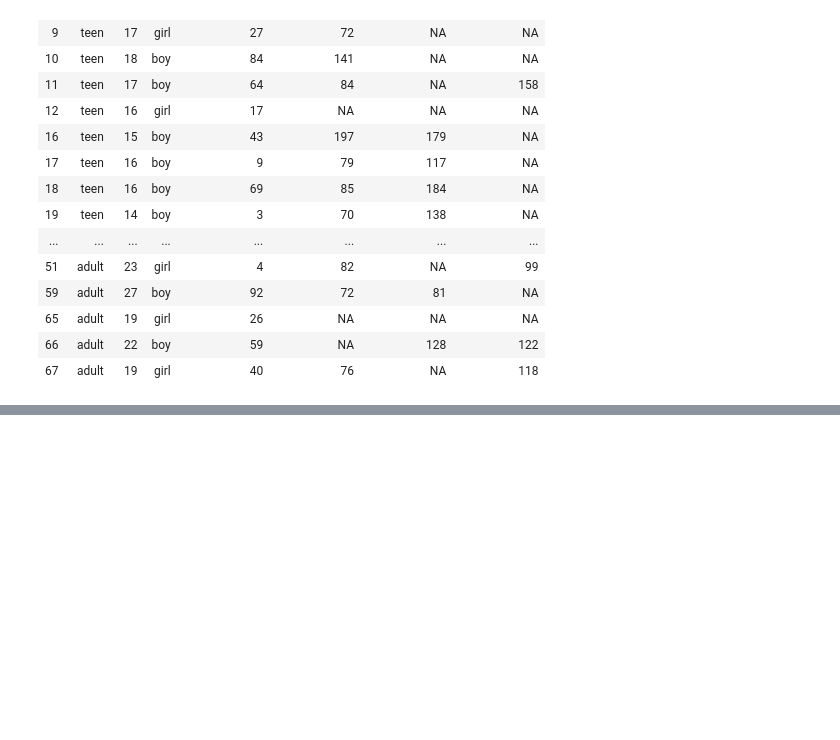
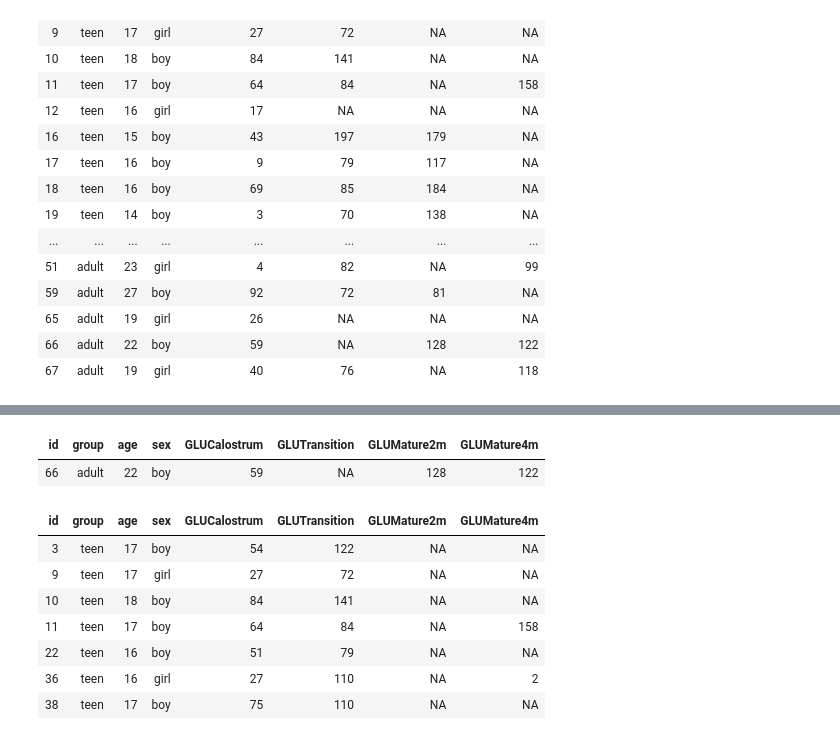
Before and after one commit to notblank/AA-leche-humana, a Jupyter notebook: Dropout patterns.ipynb, the cells around one changed output, grey strips where cells are left out. Cells and saved outputs as stored; diff of their text form; code cells hidden in the pictures; blank space fills up the shorter version.

```diff
--- a/Dropout patterns.ipynb
+++ b/Dropout patterns.ipynb
@@ -91 +103,19 @@ AAdf %>% filter(is.na(GLUTransition) | is.na(GLUMature2m) | is.na(GLUMature4m) )
+# %%
+AAdf %>% filter(group == 'adult') %>%
+    filter( (is.na(GLUTransition)) & !is.na(GLUMature2m) )
+# %% [output]
+| id | group | age | sex | GLUCalostrum | GLUTransition | GLUMature2m | GLUMature4m |
+| 66 | adult | 22 | boy | 59 | NA | 128 | 122 |
+# %%
+AAdf %>% filter(group == 'teen') %>%
+    filter( !is.na(GLUTransition) & is.na(GLUMature2m) )
+# %% [output]
+| id | group | age | sex | GLUCalostrum | GLUTransition | GLUMature2m | GLUMature4m |
+| 3 | teen | 17 | boy | 54 | 122 | NA | NA |
+| 9 | teen | 17 | girl | 27 | 72 | NA | NA |
+| 10 | teen | 18 | boy | 84 | 141 | NA | NA |
+| 11 | teen | 17 | boy | 64 | 84 | NA | 158 |
+| 22 | teen | 16 | boy | 51 | 79 | NA | NA |
+| 36 | teen | 16 | girl | 27 | 110 | NA | 2 |
+| 38 | teen | 17 | boy | 75 | 110 | NA | NA |
 # %%
```
Also changed, not shown: parts of 9 cells of this notebook, 1 other file.
